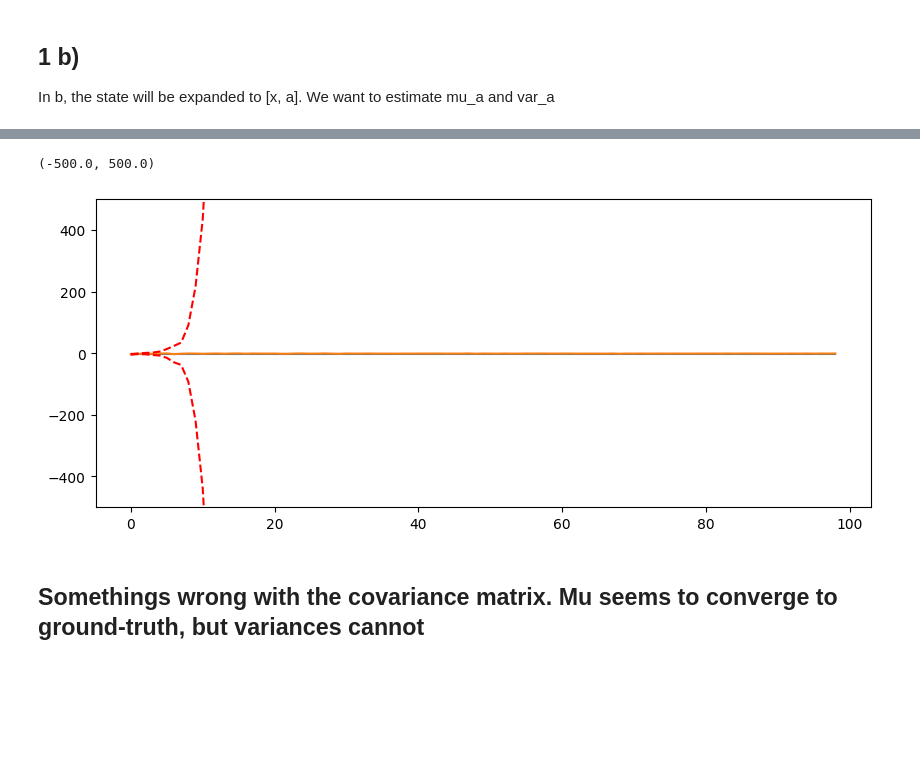
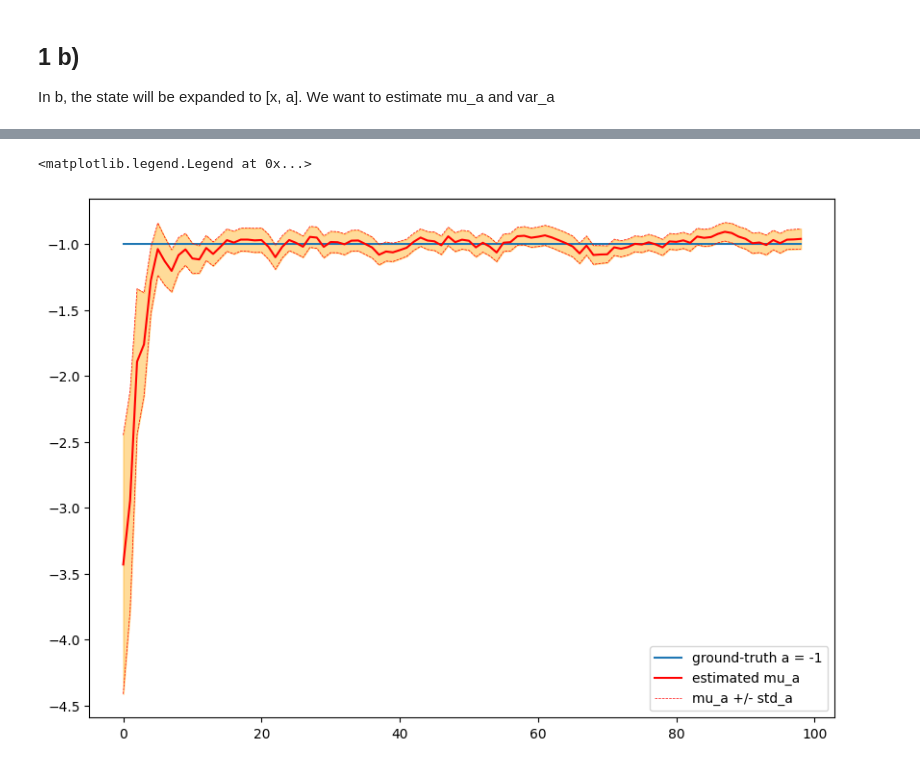
Before and after one commit to anht-nguyen/ESE650, a Jupyter notebook: hw2/p2/tuna28ng_hw2_problem1.ipynb, the cells around one changed output, grey strips where cells are left out. Cells and saved outputs as stored; diff of their text form; code cells hidden in the pictures; blank space fills up the shorter version.

```diff
--- a/hw2/p2/test_p1_notebook.ipynb
+++ b/hw2/p2/tuna28ng_hw2_problem1.ipynb
@@ -138,14 +74,39 @@ update cov [[1.19148970e+83 1.24617811e+80]
+# %%
+for i in range(N-1):
+    if (i == 0):
+        mu_k = mu_0
+        cov_k = cov
+    else:
+        mu_k = mu_k1_k1
+        cov_k = cov_k1_k1
+
+    # Step 1: Propagating
+    mu_k1_k = np.array([[mu_k[1,0] * mu_k[0,0]], [mu_k[1,0]]])
+
+    A = np.array([[mu_k[1,0], mu_k[0,0]], [0, 1]])  #jacobian matrix of f(x)
+    cov_k1_k = A @ cov_k @ A.T + R
+
+    # Step 2: Update
+    C = np.array([[mu_k1_k[0,0]/np.sqrt(mu_k1_k[0,0]**2 + 1), 0]])
+    K = cov_k1_k @ C.transpose() @ np.linalg.inv(C @ cov_k1_k @ C.transpose() + np.array([Q]))
+
+    mu_k1_k1 = mu_k1_k + K * (D[i] - np.sqrt(mu_k1_k[0,0]**2 + 1))
+    cov_k1_k1 = (np.identity(2) - K @ C) @ cov_k1_k
+
+    mu_updated = np.hstack([mu_updated, mu_k1_k1])
+    cov_updated = np.concatenate((cov_updated, np.expand_dims( cov_k1_k1, axis = 2) ), axis =2)
+
+mu_updated = np.delete(mu_updated,0, axis =1)
+cov_updated = np.delete(cov_updated, 0, axis = 2)
 # %%
 ts = np.arange(N-1)
-plt.figure(figsize=(10,4))
-plt.plot(ts, a0*np.ones(N-1))
-plt.plot(ts, mu_updated[:,1])
-plt.plot(mu_updated[:,1] - np.sqrt(abs(cov_updated[1,1,:])), '--r')
-plt.plot(mu_updated[:,1] + np.sqrt(abs(cov_updated[1,1,:])), '--r')
-# plt.fill_between(ts, mu_updated[:,1] - np.sqrt(cov_updated[1,1,:]), mu_updated[:,1] + np.sqrt(cov_updated[1,1,:]), alpha=.6, color="orange")
-plt.ylim(-500, 500)
+plt.figure(figsize=(10,7))
+plt.plot(ts, a0*np.ones(N-1), label = 'ground-truth a = -1')
+plt.plot(ts, mu_updated[1,:], 'r', label = 'estimated mu_a')
+plt.plot(ts, mu_updated[1,:] - np.sqrt(abs(cov_updated[1,1,:])), '--r', linewidth = 0.5, label = 'mu_a +/- std_a')
+plt.plot(ts, mu_updated[1,:] + np.sqrt(abs(cov_updated[1,1,:])), '--r', linewidth = 0.5)
+plt.fill_between(ts, mu_updated[1,:] + np.sqrt(abs(cov_updated[1,1,:])), mu_updated[1,:] - np.sqrt(abs(cov_updated[1,1,:])), alpha=.4, color="orange")
+plt.legend()
 # %% [output]
-(-500.0, 500.0)
+<matplotlib.legend.Legend at 0x...>
-[figure, old version]
+[figure, new version]
-# %% [markdown]
-## Somethings wrong with the covariance matrix. Mu seems to converge to ground-truth, but variances cannot
```
Also changed, not shown: parts of 3 cells of this notebook, 7 other files.
